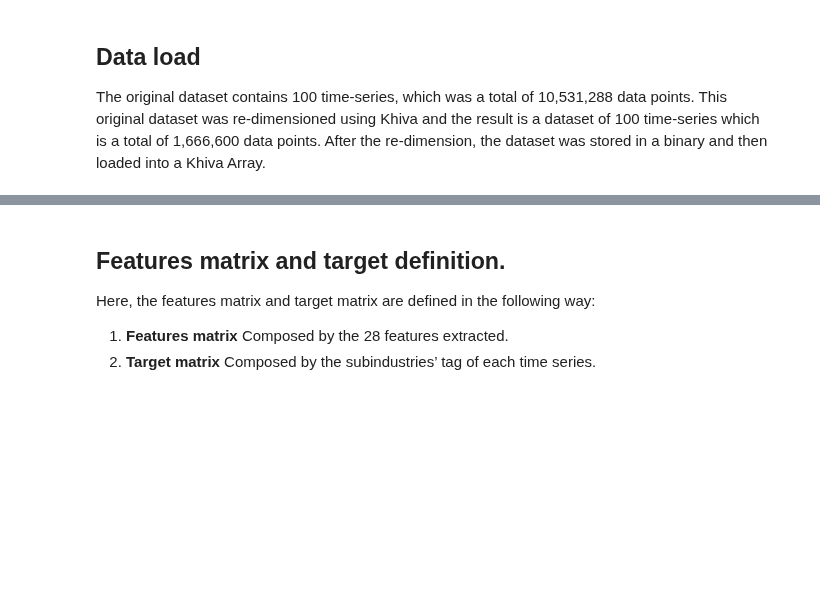
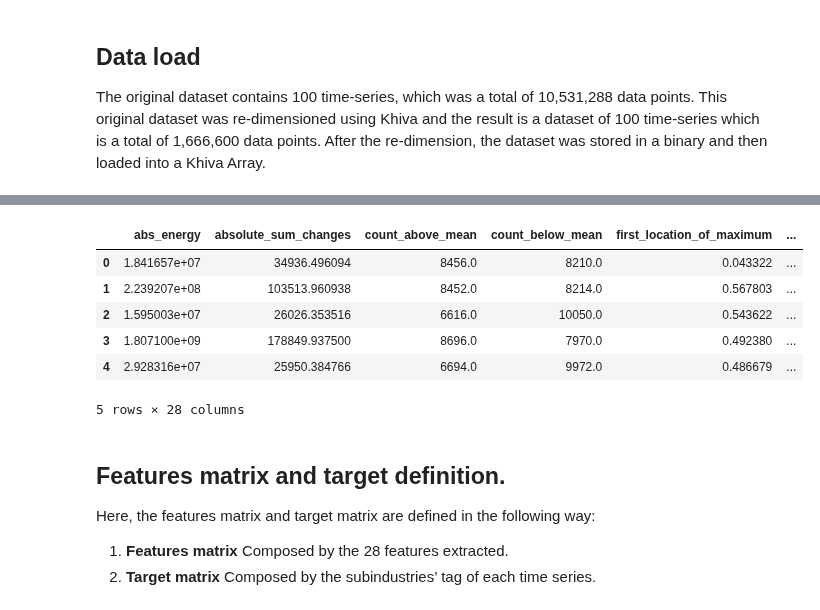
Before and after one commit to shapelets/khiva-use-cases, a Jupyter notebook: interactive-applications/features-extraction/features_extraction.ipynb, the cells around one changed output, grey strips where cells are left out. Saved outputs shown, nothing was run; the diff lists cells and outputs as text; code cells hidden in the pictures; blank space fills up the shorter version.

```diff
--- a/interactive-applications/features-extraction/features_extraction.ipynb
+++ b/interactive-applications/features-extraction/features_extraction.ipynb
@@ -98,3 +135,22 @@ Time to extract the features : 8.935127258300781 seconds.
+# %%
+pandasDF = pd.DataFrame(columns=[
+    'abs_energy','absolute_sum_changes','count_above_mean','count_below_mean',
+    'first_location_of_maximum','first_location_of_minimum','has_duplicates',
+    'has_duplicate_max','kurtosis','last_location_of_maximum','last_location_of_minimum',
+    'has_duplicate_min','longest_strike_above_mean','longest_strike_below_mean',
+    'maximum','mean_absolute_change','minimum','number_crossing_m',
+    'mean','median','mean_change','ratio_value_number_to_time_series_length',
+    'skewness','standard_deviation','sum_of_reoccurring_values','sum_values',
+    'variance','variance_larger_than_standard_deviation'], data = features[0:,0:])
+pandasDF.head(5)
+# %% [output]
+|  | abs_energy | absolute_sum_changes | count_above_mean | count_below_mean | first_location_of_maximum | ... |
+| 0 | 1.841657e+07 | 34936.496094 | 8456.0 | 8210.0 | 0.043322 | ... |
+| 1 | 2.239207e+08 | 103513.960938 | 8452.0 | 8214.0 | 0.567803 | ... |
+| 2 | 1.595003e+07 | 26026.353516 | 6616.0 | 10050.0 | 0.543622 | ... |
+| 3 | 1.807100e+09 | 178849.937500 | 8696.0 | 7970.0 | 0.492380 | ... |
+| 4 | 2.928316e+07 | 25950.384766 | 6694.0 | 9972.0 | 0.486679 | ... |
+5 rows × 28 columns
 # %% [markdown]
 ## Features matrix and target definition.
 Here, the features matrix and target matrix are defined in the following way:
```
Also changed, not shown: parts of 11 cells of this notebook.
